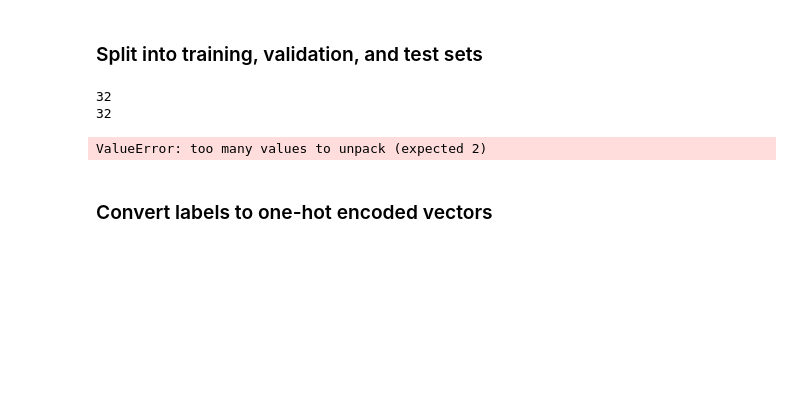
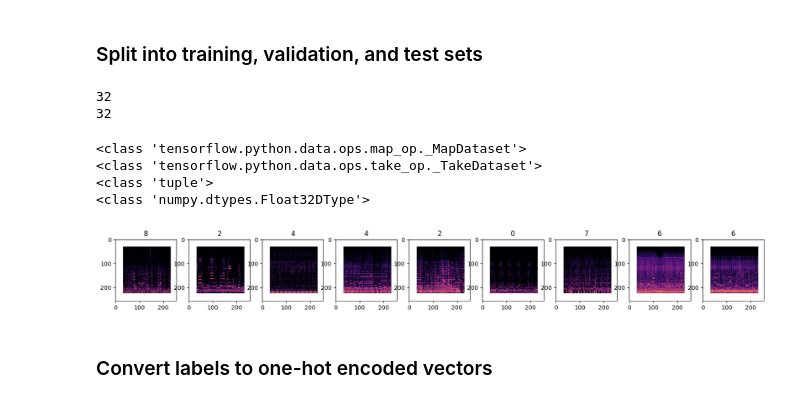
Before and after one commit to r-dura/audio-classification, a Jupyter notebook: cnn_genre_classification.ipynb, the cells around one changed output. Drawn from its saved outputs; the diff is of its cells as text; code cells hidden in the pictures; blank space fills up the shorter version.

```diff
--- a/cnn_genre_classification.ipynb
+++ b/cnn_genre_classification.ipynb
@@ -114,11 +116,28 @@ print(len(data))
 train_data = scaled_data.take(train_size)
 val_data = scaled_data.skip(train_size).take(val_size)
 test_data = scaled_data.skip(train_size + val_size).take(test_size)
+
+train_iterator = train_data.as_numpy_iterator()
+# %%
+print(type(scaled_data))
+print(type(train_data))
+# print(type(train_iterator.next()))
+# print(type(train_iterator.next()[0].dtype))
+# %% [output]
+<class 'tensorflow.python.data.ops.map_op._MapDataset'>
+<class 'tensorflow.python.data.ops.take_op._TakeDataset'>
+<class 'tuple'>
+<class 'numpy.dtypes.Float32DType'>
 # %%
-images, labels = train_data
-labels[0]
+images, labels = train_iterator.next()
+labels
+
+fig, ax = plt.subplots(ncols=9, figsize=(20,20))
+for idx, img in enumerate(images[:9]):
+    ax[idx].imshow((img*255).astype('uint8'))
+    ax[idx].title.set_text(labels[idx])
 # %% [output]
-ValueError: too many values to unpack (expected 2)
+[figure, added]
 # %% [markdown]
 ### Convert labels to one-hot encoded vectors
 # %% [markdown]
```
Also changed, not shown: parts of 9 cells of this notebook.
